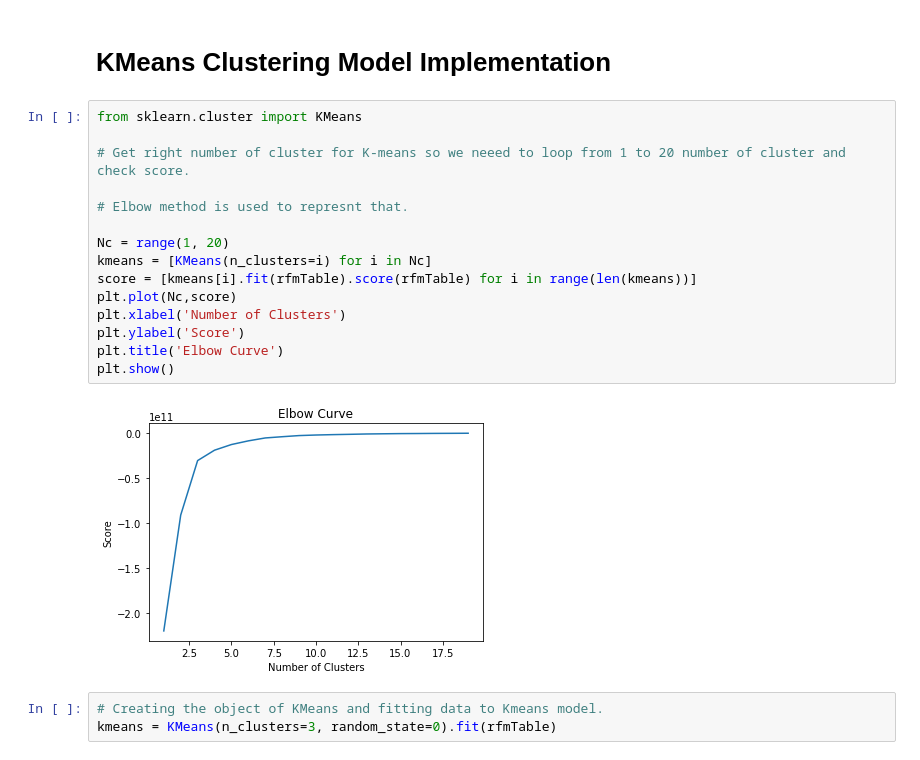
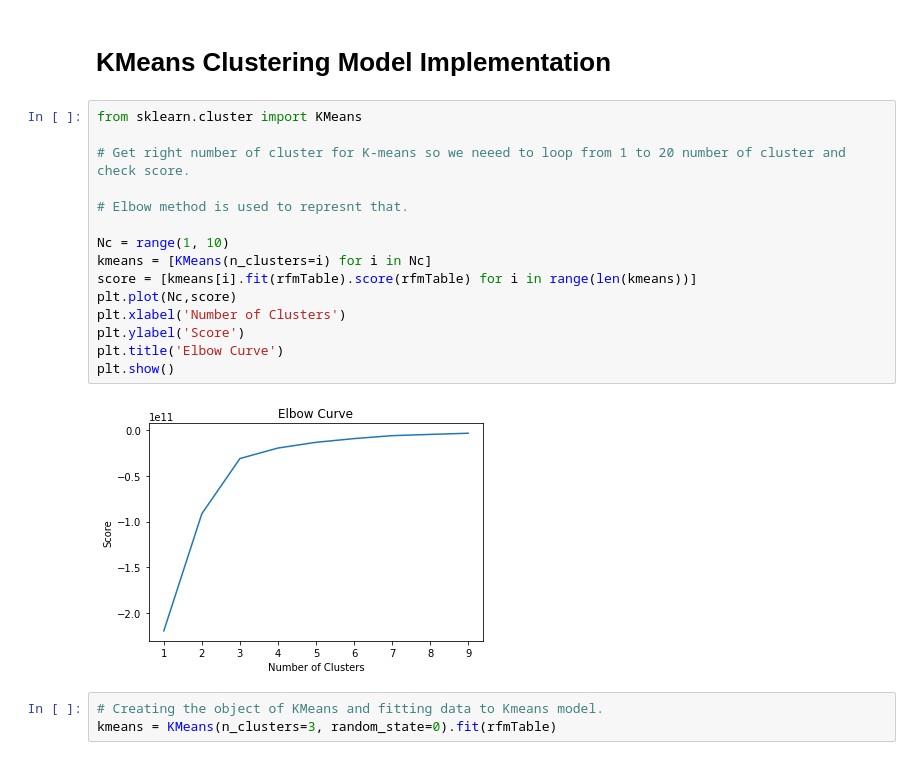
Before and after one commit to marksilas/Customer-Segmentarion-Using-KMeans-Clustering, a Jupyter notebook: Customer Segmentation Using KMeans Clustering.ipynb, the cells around one changed output. Drawn from its saved outputs; the diff is of its cells as text.

```diff
--- a/Customer Segmentation Using KMeans Clustering.ipynb
+++ b/Customer Segmentation Using KMeans Clustering.ipynb
@@ -368,20 +368,20 @@ __The table above shows our best first 10 customers.__
 # %%
 from sklearn.cluster import KMeans
 
 # Get right number of cluster for K-means so we neeed to loop from 1 to 20 number of cluster and check score.
 
 # Elbow method is used to represnt that.
 
-Nc = range(1, 20)
+Nc = range(1, 10)
 kmeans = [KMeans(n_clusters=i) for i in Nc]
 score = [kmeans[i].fit(rfmTable).score(rfmTable) for i in range(len(kmeans))]
 plt.plot(Nc,score)
 plt.xlabel('Number of Clusters')
 plt.ylabel('Score')
 plt.title('Elbow Curve')
 plt.show()
 # %% [output]
-[figure, old version]
+[figure, new version]
 # %%
 # Creating the object of KMeans and fitting data to Kmeans model.
 kmeans = KMeans(n_clusters=3, random_state=0).fit(rfmTable)
```
Also changed, not shown: parts of 1 cell of this notebook.
